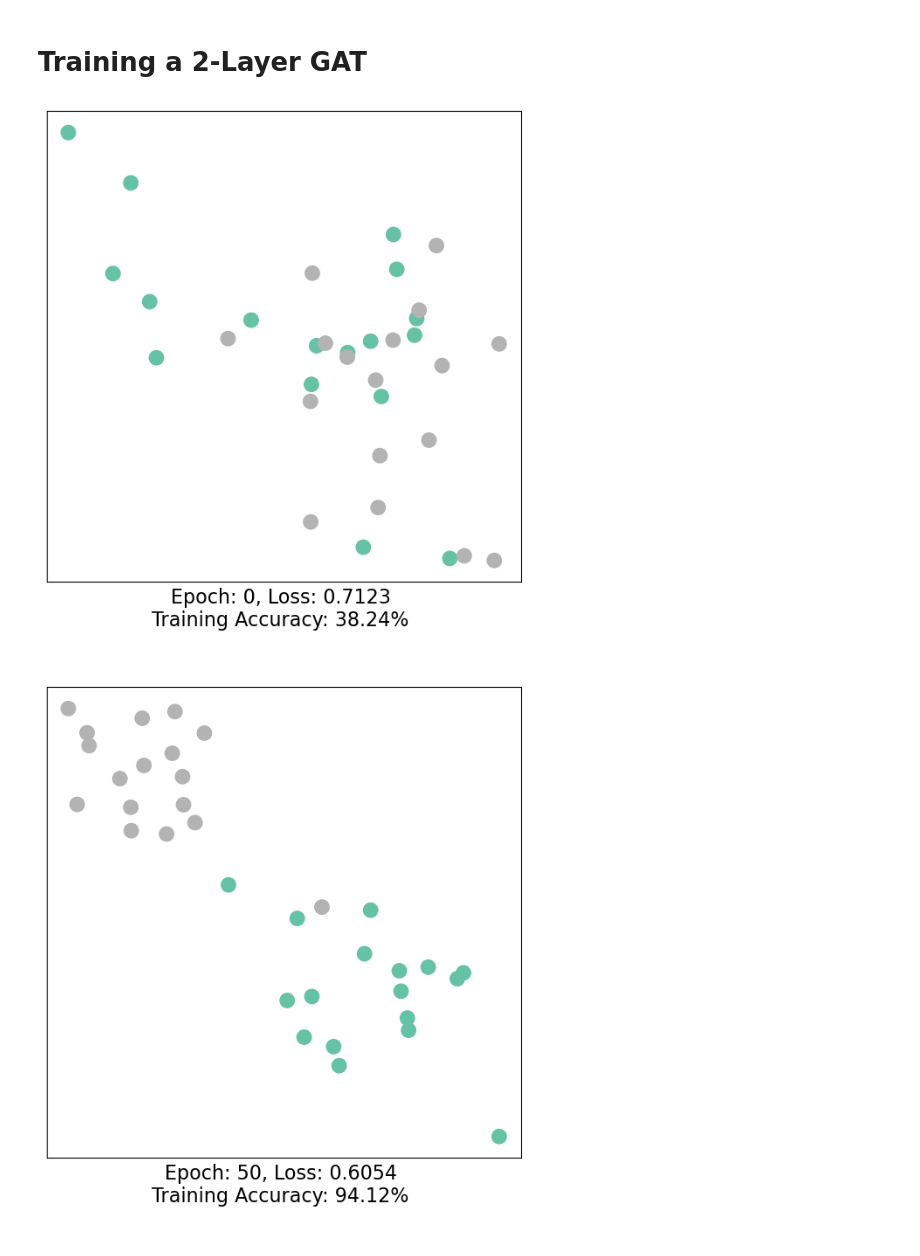
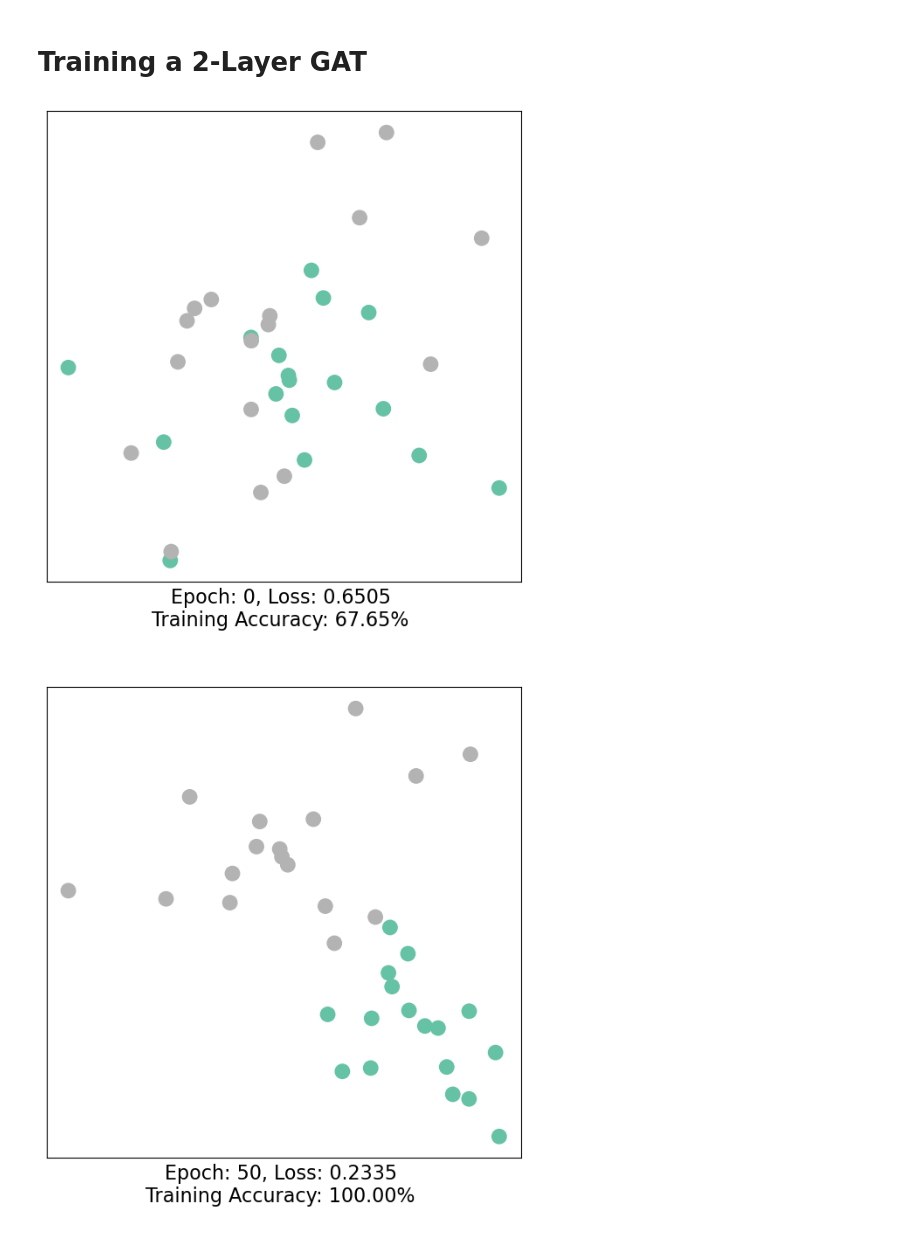
Before and after one commit to SaiThanhma/Graph-Attention-Network, a Jupyter notebook: graph.ipynb, the cells around one changed output. Cells and saved outputs as stored; diff of their text form; code cells hidden in the pictures.

Commit message:
GAT multi-head attention with dropout and skip connection

```diff
--- a/graph.ipynb
+++ b/graph.ipynb
@@ -41,20 +46,15 @@ parameters = [H_random, gcn.W1, gcn.W2,gcn.b]
 # %%
-for p in parameters:
-    p.requires_grad = True
-
-for p in parameters:
+for p in parametersGCN:
     p.grad = None
 
 logits = gcn.forward(H_random, A_random)
 out = torch.sum(logits)
-dH, dW1, dW2, db  = gcn.backward(torch.ones((128, 128)))
-
-
-logits.retain_grad()
+dH_GCN, dW1_GCN, dW2_GCN, db_GCN  = gcn.backward(torch.ones_like(logits))
 
 out.backward()
-cmp("dH", dH, H_random)
-cmp("dW1", dW1, gcn.W1)
-cmp("dW2", dW2, gcn.W2)
-cmp("db", db, gcn.b)
+
+cmp("H", dH_GCN, H_random)
+cmp("W1", dW1_GCN, gcn.W1)
+cmp("W2", dW2_GCN, gcn.W2)
+cmp("b", db_GCN, gcn.b)
 # %% [output]
@@ -65,5 +65,8 @@ db              | exact: True  | approximate: True  | maxdiff: 0.0
 # %%
-gat = GAT(128, 128)
+gat = GAT(128, 20, num_heads=10, concat=True, skip = True, generator=generator)
 
-parameters = [H_random, gat.W, gat.b, gat.attention]
+parametersGAT = [H_random, gat.W, gat.b, gat.attention, gat.skip_proj]
+
+for p in parametersGAT:
+    p.requires_grad = True
 # %%
@@ -132,8 +133,8 @@ def visualize(h, color, epoch=None, loss=None, accuracy=None):
 # Training a 2-Layer GCN
 # %%
 layersGCN = [
-    GCN(34, 8),
-    GCN(8, 2)
+    GCN(34, 8, generator=generator),
+    GCN(8, 2, generator=generator)
     ]
 # %%
 lr = 0.1
@@ -180,33 +176,40 @@ layersGAT = [
+# %%
+layersGAT = [
+    GAT(34, 8, num_heads=10, concat=True, skip=True, generator=generator),
+    GAT(80, 2, num_heads=5, concat=False, skip=True, generator=generator),
+    ]
 # %%
 lr = 0.1
 epochs = 250
 CE = CrossEntropyLoss()
 
 def train():
     for i in range(epochs):
         out0 = layersGAT[0].forward(V, A) # GAT 0
         logits = layersGAT[1].forward(out0, A) # GAT 1
         loss = CE.forward(logits, y) # CrossEntropy
 
         dlogits = CE.backward(1) # CrossEntropy
-        dH1, dW1, db1, dattention1 = layersGAT[1].backward(dlogits) #GCN 1
-        dH0, dW0, db0, dattention0 = layersGAT[0].backward(dH1) #GCN 0
+        dH1, dW1, db1, dattention1, dskip_proj1 = layersGAT[1].backward(dlogits) #GCN 1
+        dH0, dW0, db0, dattention0, dskip_proj0 = layersGAT[0].backward(dH1) #GCN 0
 
         layersGAT[1].W -= lr * dW1
         layersGAT[1].b -= lr * db1
         layersGAT[1].attention -= lr * dattention1
+        layersGAT[1].skip_proj -= lr * dskip_proj1
 
         layersGAT[0].W -= lr * dW0
         layersGAT[0].b -= lr * db0
         layersGAT[0].attention -= lr * dattention0
+        layersGAT[0].skip_proj -= lr * dskip_proj0
 
         acc = torch.mean(torch.where(torch.max(logits, dim = 1)[1] == y, 1.0, 0.0))
 
         if i % 50 == 0:
             visualize(logits, color=y, epoch=i, loss=loss, accuracy=acc)
             #time.sleep(0.3)
 
 train()
 # %% [output]
-[figure, old version]
+[figure, new version]
-[figure, old version]
+[figure, new version]
```
Also changed, not shown: parts of 9 cells of this notebook, 3 other files.
